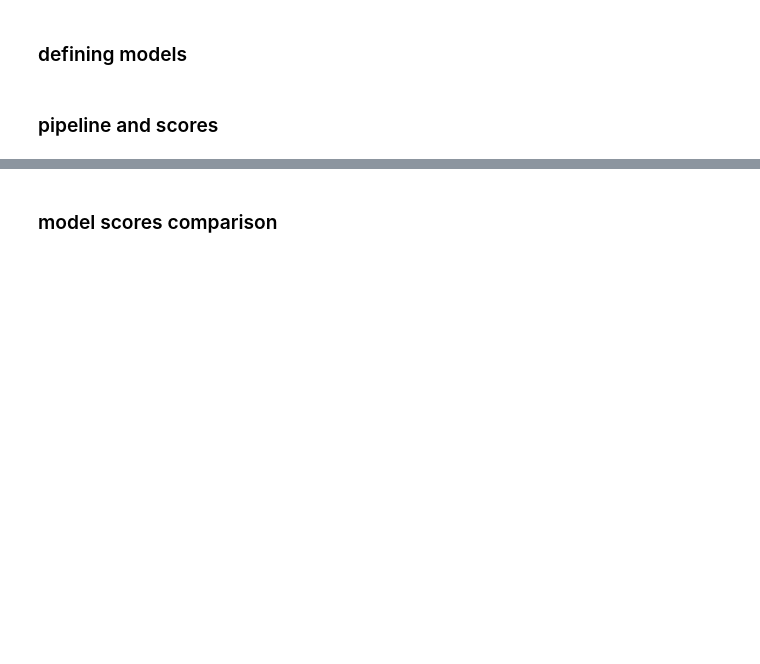
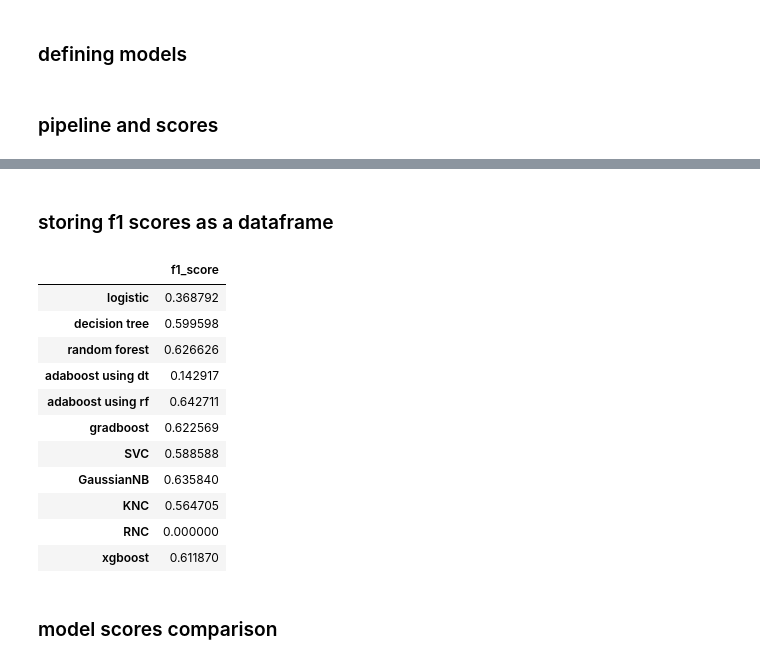
Before and after one commit to afzalmp40/ML-Basic, a Jupyter notebook: Supervised/pima diabetes using pipelines/PIMA diabetes using pipelines.ipynb, the cells around one changed output, grey strips where cells are left out. Cells and saved outputs as stored; diff of their text form; code cells hidden in the pictures; blank space fills up the shorter version.

```diff
--- a/Supervised/pima diabetes using pipelines/PIMA diabetes using pipelines.ipynb
+++ b/Supervised/pima diabetes using pipelines/PIMA diabetes using pipelines.ipynb
@@ -21,7 +21,7 @@ from sklearn.linear_model import LogisticRegression
 from sklearn.tree import DecisionTreeClassifier
 from sklearn.ensemble import RandomForestClassifier, AdaBoostClassifier, GradientBoostingClassifier
 from sklearn.svm import SVC
-from sklearn.naive_bayes import MultinomialNB
+from sklearn.naive_bayes import GaussianNB
 from sklearn.neighbors import KNeighborsClassifier, RadiusNeighborsClassifier
 
 from xgboost import XGBClassifier
@@ -33,12 +33,9 @@ from sklearn.metrics import classification_report, f1_score, confusion_matrix
 from sklearn.preprocessing import MinMaxScaler, OneHotEncoder
 
 from sklearn.pipeline import Pipeline
-from sklearn.compose import ColumnTransformer
 
 import matplotlib.style as style
 style.use("seaborn-darkgrid")
-
-pd.set_option('display.max_columns', None)
 # %% [markdown]
 ### Loading dataset
 # %%
@@ -575,3 +654,21 @@ for name,model in models.items():
+# %% [markdown]
+### storing f1 scores as a dataframe
+# %%
+df_f1=pd.DataFrame(f1.values(), index=f1.keys(), columns=['f1_score'])
+df_f1
+# %% [output]
+|  | f1_score |
+| logistic | 0.368792 |
+| decision tree | 0.599598 |
+| random forest | 0.626626 |
+| adaboost using dt | 0.142917 |
+| adaboost using rf | 0.642711 |
+| gradboost | 0.622569 |
+| SVC | 0.588588 |
+| GaussianNB | 0.635840 |
+| KNC | 0.564705 |
+| RNC | 0.000000 |
+| xgboost | 0.611870 |
 # %% [markdown]
 ### model scores comparison
 # %%
```
Also changed, not shown: parts of 24 cells of this notebook, 1 other file.
